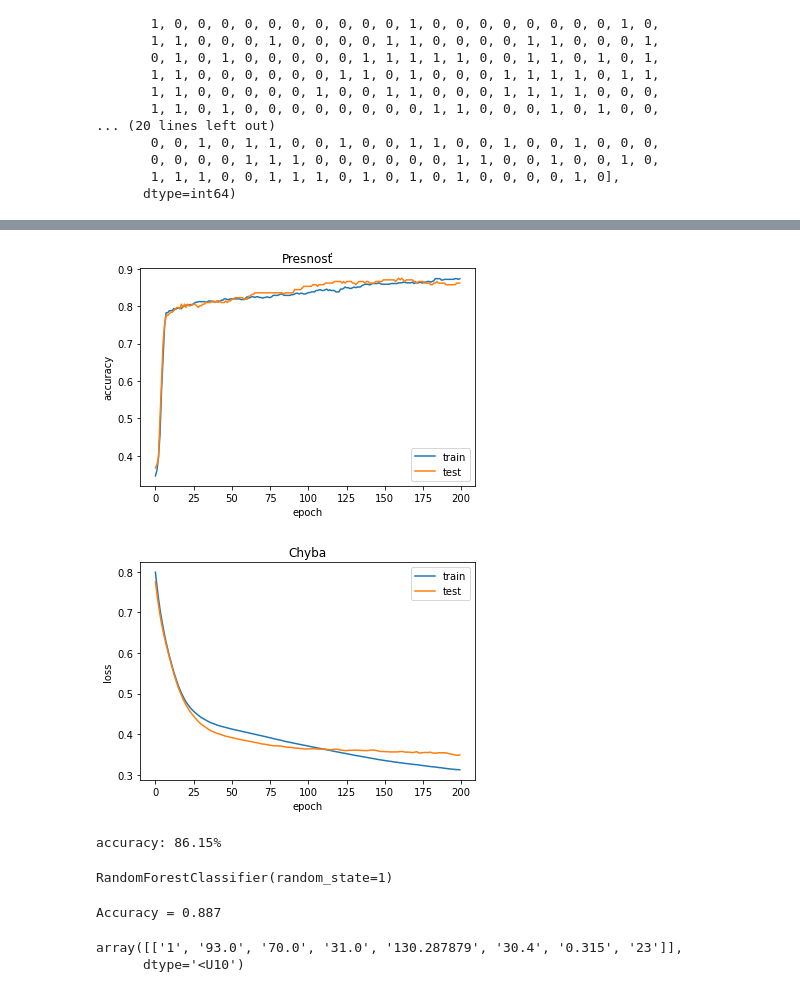
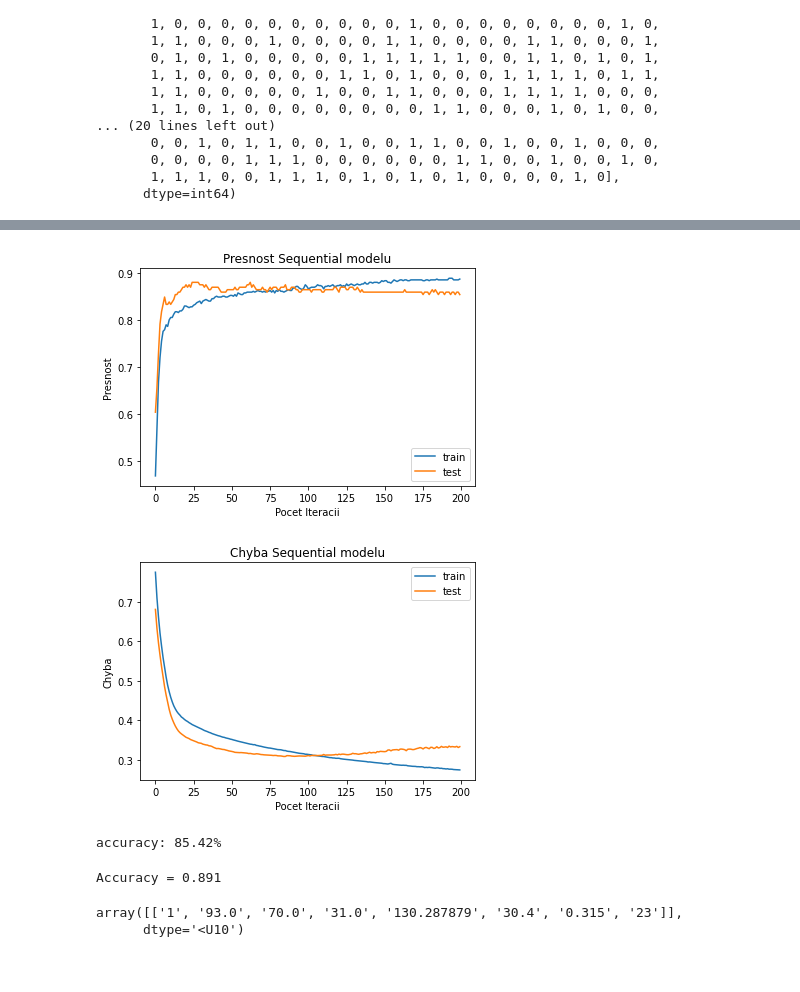
Before and after one commit to mensot/zsembera_NS2021, a Jupyter notebook: zsembera_NS2021.ipynb, the cells around one changed output, grey strips where cells are left out. Drawn from its saved outputs; the diff is of its cells as text; code cells hidden in the pictures.

```diff
--- a/zsembera_NS2021.ipynb
+++ b/zsembera_NS2021.ipynb
@@ -137 +156,6 @@ X_train, X_test, y_train, y_test=train_test_split(X, y, test_size=0.3, random_st
+# %%
+#train_test_split-nahodne rozdielenie matic na train a test v pomere ktory nastavime
+#test_size-nastavime pomer 0.25 je 25% cize 25% z datasetu bude testovaci
+#random_state-ak sa nastavi tak sa bude generovat stale to iste rozdelenie
+X_train, X_test, y_train, y_test=train_test_split(X, y, test_size=0.25, random_state=1)
 # %%
@@ -173,10 +198,15 @@ array([[ 0.96714133,  0.48125688,  0.11718508, ..., -0.90069579,
 # %%
-model=Sequential()
-model.add(Dense(12, input_dim=8, activation='relu'))
-model.add(Dense(10, activation='relu'))
-model.add(Dense(1, activation='sigmoid'))
-model.compile(loss='binary_crossentropy',optimizer='adam',metrics=['accuracy'])
-
-history=model.fit(X_train,y_train,validation_data=(X_test, y_test),epochs=200,batch_size=100)
+#deklarovanie Sequential modelu
+model_sequential=Sequential()
+#vytvorenie layerov
+model_sequential.add(Dense(12, input_dim=8, activation='relu'))
+model_sequential.add(Dense(10, activation='relu'))
+#output layer
+model_sequential.add(Dense(1, activation='sigmoid'))
+#binary_crossentropy-kedze predpovedame 0 alebo 1
+model_sequential.compile(loss='binary_crossentropy',optimizer='adam',metrics=['accuracy'])
+#ucenie siete ktore ulozime do history
+#nastavime epochs-pocet iteracii a batch_size-pocet vzoriek spracovanych pred aktualizaciou modelu
+history=model_sequential.fit(X_train,y_train,validation_data=(X_test, y_test),epochs=200,batch_size=40)
 # %% [output]
 Epoch 1/200
@@ -199,36 +229,37 @@ Epoch 200/200
 # %%
+#graf pre Presnost Sequential modelu
 plt.plot(history.history['accuracy'])
 plt.plot(history.history['val_accuracy'])
-plt.title('Presnosť')
-plt.ylabel('accuracy')
-plt.xlabel('epoch')
+plt.title('Presnost Sequential modelu')
+plt.ylabel('Presnost')
+plt.xlabel('Pocet Iteracii')
 plt.legend(['train', 'test'])
 plt.show()
 # %% [output]
-[figure, old version]
+[figure, new version]
 # %%
+#graf pre Chybu Sequential modelu
 plt.plot(history.history['loss'])
 plt.plot(history.history['val_loss'])
-plt.title('Chyba')
-plt.ylabel('loss')
-plt.xlabel('epoch')
+plt.title('Chyba Sequential modelu')
+plt.ylabel('Chyba')
+plt.xlabel('Pocet Iteracii')
 plt.legend(['train', 'test'])
 plt.show()
 # %% [output]
-[figure, old version]
+[figure, new version]
 # %%
-scores = model.evaluate(X_test, y_test, verbose=0)
-print("%s: %.2f%%" % (model.metrics_names[1], scores[1]*100))
+#vypis finalnej presnosti Sequential modelu
+scores = model_sequential.evaluate(X_test, y_test, verbose=0)
+print("%s: %.2f%%" % (model_sequential.metrics_names[1], scores[1]*100))
 # %% [output]
-accuracy: 86.15%
+accuracy: 85.42%
-# %%
-random_forest_model=RandomForestClassifier(random_state=1)
-random_forest_model.fit(X_train, y_train.ravel())
-# %% [output]
-RandomForestClassifier(random_state=1)
-# %%
-predict_train_data=random_forest_model.predict(X_test)
-print("Accuracy = {0:.3f}".format(metrics.accuracy_score(y_test, predict_train_data)))
-# %% [output]
-Accuracy = 0.887
+# %%
+#tu som skusal Random Forest algoritmus, chcel som vidiet aku bude mat presnost kedze sa implementovalo jednoducho a casto sa pouziva
+random_forest_model=RandomForestClassifier(random_state=1)
+random_forest_model.fit(X_train, y_train.ravel())
+predict_train_data=random_forest_model.predict(X_test)
+print("Accuracy = {0:.3f}".format(metrics.accuracy_score(y_test, predict_train_data)))
+# %% [output]
+Accuracy = 0.891
 # %%
```
Also changed, not shown: parts of 30 cells of this notebook.
